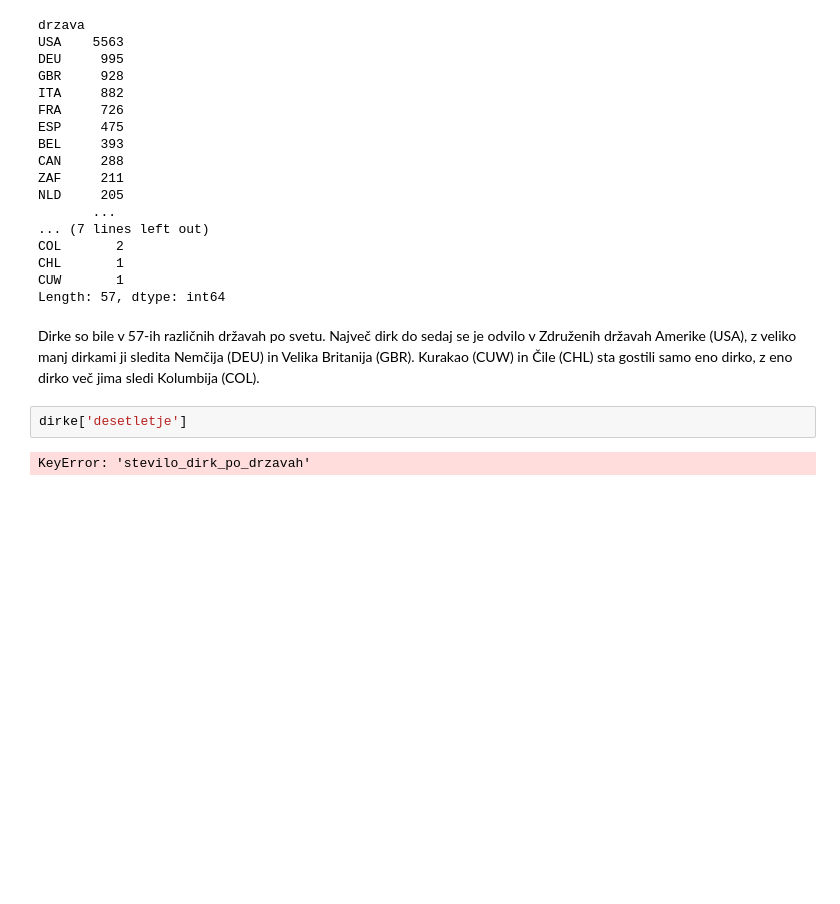
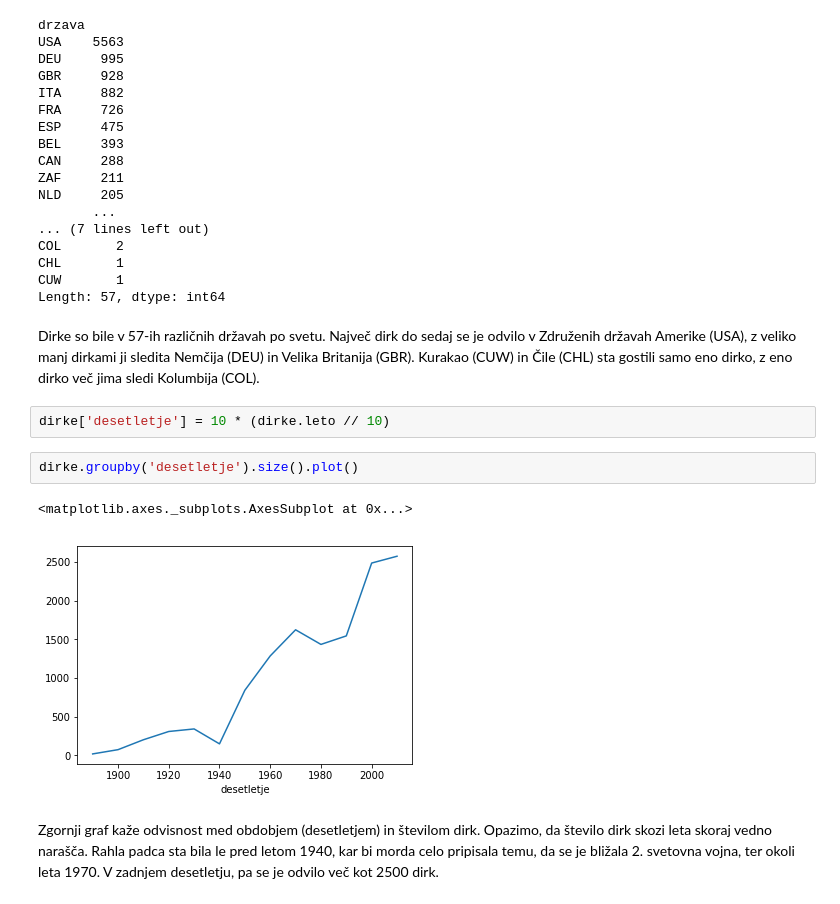
Before and after one commit to spelapetan/Avto-moto-sport-dirke, a Jupyter notebook: Analiza podatkov avto-moto dirk.ipynb, the cells around one changed output. Cells and saved outputs as stored; diff of their text form; blank space fills up the shorter version.

```diff
--- a/Analiza podatkov avto-moto dirk.ipynb
+++ b/Analiza podatkov avto-moto dirk.ipynb
@@ -92,7 +94,12 @@ CUW       1
 Length: 57, dtype: int64
 # %% [markdown]
 Dirke so bile v 57-ih različnih državah po svetu. Največ dirk do sedaj se je odvilo v Združenih državah Amerike (USA), z veliko manj dirkami ji sledita Nemčija (DEU) in Velika Britanija (GBR). Kurakao (CUW) in Čile (CHL) sta gostili samo eno dirko, z eno dirko več jima sledi Kolumbija (COL).
+# %%
+dirke['desetletje'] = 10 * (dirke.leto // 10)
 # %%
-dirke['desetletje']
+dirke.groupby('desetletje').size().plot()
 # %% [output]
-KeyError: 'stevilo_dirk_po_drzavah'
+<matplotlib.axes._subplots.AxesSubplot at 0x...>
+[figure, added]
+# %% [markdown]
+Zgornji graf kaže odvisnost med obdobjem (desetletjem) in številom dirk. Opazimo, da število dirk skozi leta skoraj vedno narašča. Rahla padca sta bila le pred letom 1940, kar bi morda celo pripisala temu, da se je bližala 2. svetovna vojna, ter okoli leta 1970. V zadnjem desetletju, pa se je odvilo več kot 2500 dirk.
```
Also changed, not shown: parts of 32 cells of this notebook, 1 other file.
